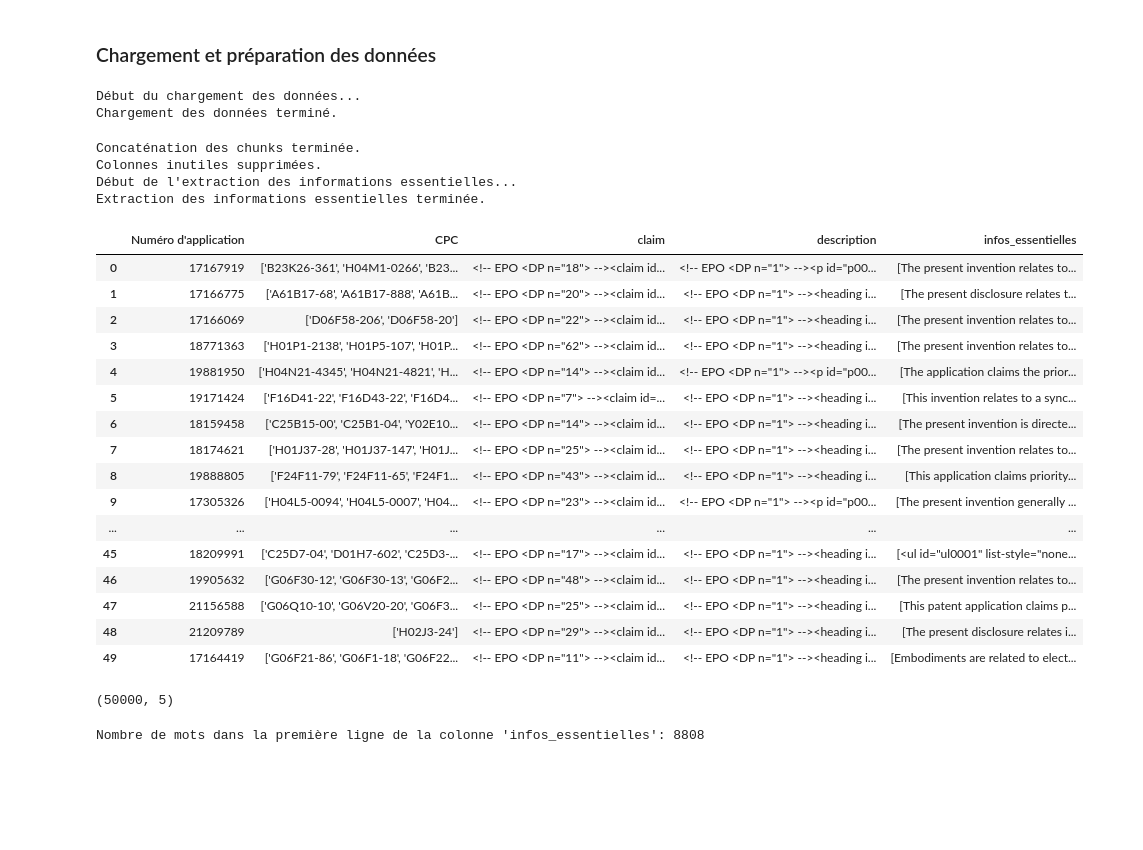
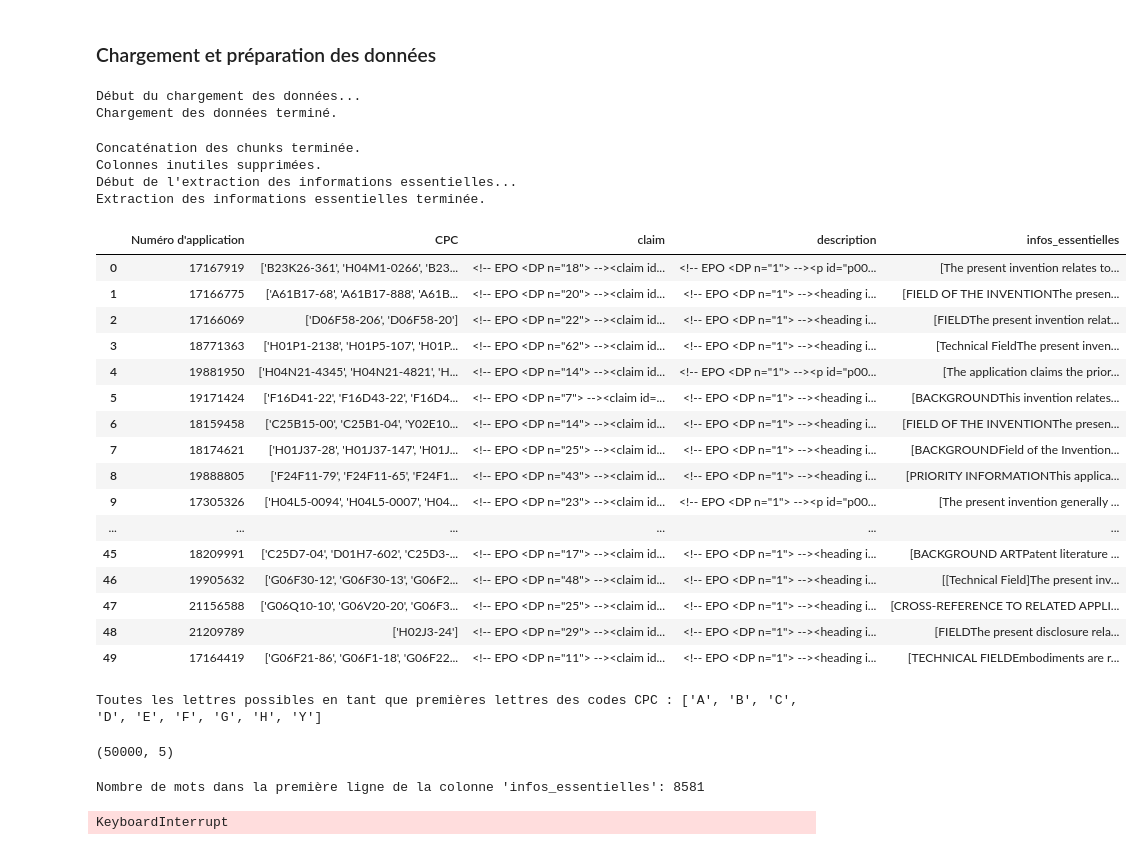
Before and after one commit to ktzkvin/Mastercamp-EXPLAIN, a Jupyter notebook: main.ipynb, the cells around one changed output. Drawn from its saved outputs; the diff is of its cells as text; code cells hidden in the pictures; blank space fills up the shorter version.

```diff
--- a/main.ipynb
+++ b/main.ipynb
@@ -36,51 +36,75 @@ df_2 = df.drop(columns=['Date d\'application', 'Numero de publication', 'date de
 print("Colonnes inutiles supprimées.")
 
 # Définir la fonction d'extraction d'information essentielle
 def clean_xml(xml_text):
     if not xml_text:
         return []
     xml_text = re.sub(r'<!--.*?-->', '', xml_text, flags=re.DOTALL)
-    pattern = re.compile(r'<p[^>]*>(.*?)</p>', re.DOTALL)
-    paragraphs = pattern.findall(xml_text)
-    essential_info = [paragraph.strip() for paragraph in paragraphs]
+    xml_text = re.sub(r'<[^>]+>', '', xml_text, flags=re.DOTALL)
+    xml_text = re.sub(r'</?p[^>]*>', '', xml_text, flags=re.DOTALL)
+    paragraphs = xml_text.split('\n')
+    essential_info = [paragraph.strip() for paragraph in paragraphs if paragraph.strip()]
     return essential_info
 
 # Assurer qu'il n'y a pas de valeurs nulles dans 'description'
 if df_2['description'].isnull().values.any():
     print("Il y a des valeurs nulles dans la colonne 'description'.")
     df_2['description'] = df_2['description'].fillna('')
 
 # Créer la nouvelle colonne pour stocker les informations essentielles extraites
 print("Début de l'extraction des informations essentielles...")
 df_2['infos_essentielles'] = df_2['description'].apply(clean_xml)
 print("Extraction des informations essentielles terminée.")
 
 # Afficher les premières lignes pour vérifier les résultats
 df_2.head(50)
 # %% [output]
 Début du chargement des données...
 Chargement des données terminé.
 Concaténation des chunks terminée.
 Colonnes inutiles supprimées.
 Début de l'extraction des informations essentielles...
 Extraction des informations essentielles terminée.
 |  | Numéro d'application | CPC | claim | description | infos_essentielles |
 | 0 | 17167919 | ['B23K26-361', 'H04M1-0266', 'B23... | <!-- EPO <DP n="18"> --><claim id... | <!-- EPO <DP n="1"> --><p id="p00... | [The present invention relates to... |
-| 1 | 17166775 | ['A61B17-68', 'A61B17-888', 'A61B... | <!-- EPO <DP n="20"> --><claim id... | <!-- EPO <DP n="1"> --><heading i... | [The present disclosure relates t... |
-| 2 | 17166069 | ['D06F58-206', 'D06F58-20'] | <!-- EPO <DP n="22"> --><claim id... | <!-- EPO <DP n="1"> --><heading i... | [The present invention relates to... |
-| 3 | 18771363 | ['H01P1-2138', 'H01P5-107', 'H01P... | <!-- EPO <DP n="62"> --><claim id... | <!-- EPO <DP n="1"> --><heading i... | [The present invention relates to... |
+| 1 | 17166775 | ['A61B17-68', 'A61B17-888', 'A61B... | <!-- EPO <DP n="20"> --><claim id... | <!-- EPO <DP n="1"> --><heading i... | [FIELD OF THE INVENTIONThe presen... |
+| 2 | 17166069 | ['D06F58-206', 'D06F58-20'] | <!-- EPO <DP n="22"> --><claim id... | <!-- EPO <DP n="1"> --><heading i... | [FIELDThe present invention relat... |
+| 3 | 18771363 | ['H01P1-2138', 'H01P5-107', 'H01P... | <!-- EPO <DP n="62"> --><claim id... | <!-- EPO <DP n="1"> --><heading i... | [Technical FieldThe present inven... |
 | 4 | 19881950 | ['H04N21-4345', 'H04N21-4821', 'H... | <!-- EPO <DP n="14"> --><claim id... | <!-- EPO <DP n="1"> --><p id="p00... | [The application claims the prior... |
-| 5 | 19171424 | ['F16D41-22', 'F16D43-22', 'F16D4... | <!-- EPO <DP n="7"> --><claim id=... | <!-- EPO <DP n="1"> --><heading i... | [This invention relates to a sync... |
-| 6 | 18159458 | ['C25B15-00', 'C25B1-04', 'Y02E10... | <!-- EPO <DP n="14"> --><claim id... | <!-- EPO <DP n="1"> --><heading i... | [The present invention is directe... |
-| 7 | 18174621 | ['H01J37-28', 'H01J37-147', 'H01J... | <!-- EPO <DP n="25"> --><claim id... | <!-- EPO <DP n="1"> --><heading i... | [The present invention relates to... |
-| 8 | 19888805 | ['F24F11-79', 'F24F11-65', 'F24F1... | <!-- EPO <DP n="43"> --><claim id... | <!-- EPO <DP n="1"> --><heading i... | [This application claims priority... |
+| 5 | 19171424 | ['F16D41-22', 'F16D43-22', 'F16D4... | <!-- EPO <DP n="7"> --><claim id=... | <!-- EPO <DP n="1"> --><heading i... | [BACKGROUNDThis invention relates... |
+| 6 | 18159458 | ['C25B15-00', 'C25B1-04', 'Y02E10... | <!-- EPO <DP n="14"> --><claim id... | <!-- EPO <DP n="1"> --><heading i... | [FIELD OF THE INVENTIONThe presen... |
+| 7 | 18174621 | ['H01J37-28', 'H01J37-147', 'H01J... | <!-- EPO <DP n="25"> --><claim id... | <!-- EPO <DP n="1"> --><heading i... | [BACKGROUNDField of the Invention... |
+| 8 | 19888805 | ['F24F11-79', 'F24F11-65', 'F24F1... | <!-- EPO <DP n="43"> --><claim id... | <!-- EPO <DP n="1"> --><heading i... | [PRIORITY INFORMATIONThis applica... |
 | 9 | 17305326 | ['H04L5-0094', 'H04L5-0007', 'H04... | <!-- EPO <DP n="23"> --><claim id... | <!-- EPO <DP n="1"> --><p id="p00... | [The present invention generally ... |
 | ... | ... | ... | ... | ... | ... |
-| 45 | 18209991 | ['C25D7-04', 'D01H7-602', 'C25D3-... | <!-- EPO <DP n="17"> --><claim id... | <!-- EPO <DP n="1"> --><heading i... | [<ul id="ul0001" list-style="none... |
-| 46 | 19905632 | ['G06F30-12', 'G06F30-13', 'G06F2... | <!-- EPO <DP n="48"> --><claim id... | <!-- EPO <DP n="1"> --><heading i... | [The present invention relates to... |
-| 47 | 21156588 | ['G06Q10-10', 'G06V20-20', 'G06F3... | <!-- EPO <DP n="25"> --><claim id... | <!-- EPO <DP n="1"> --><heading i... | [This patent application claims p... |
-| 48 | 21209789 | ['H02J3-24'] | <!-- EPO <DP n="29"> --><claim id... | <!-- EPO <DP n="1"> --><heading i... | [The present disclosure relates i... |
-| 49 | 17164419 | ['G06F21-86', 'G06F1-18', 'G06F22... | <!-- EPO <DP n="11"> --><claim id... | <!-- EPO <DP n="1"> --><heading i... | [Embodiments are related to elect... |
+| 45 | 18209991 | ['C25D7-04', 'D01H7-602', 'C25D3-... | <!-- EPO <DP n="17"> --><claim id... | <!-- EPO <DP n="1"> --><heading i... | [BACKGROUND ARTPatent literature ... |
+| 46 | 19905632 | ['G06F30-12', 'G06F30-13', 'G06F2... | <!-- EPO <DP n="48"> --><claim id... | <!-- EPO <DP n="1"> --><heading i... | [[Technical Field]The present inv... |
+| 47 | 21156588 | ['G06Q10-10', 'G06V20-20', 'G06F3... | <!-- EPO <DP n="25"> --><claim id... | <!-- EPO <DP n="1"> --><heading i... | [CROSS-REFERENCE TO RELATED APPLI... |
+| 48 | 21209789 | ['H02J3-24'] | <!-- EPO <DP n="29"> --><claim id... | <!-- EPO <DP n="1"> --><heading i... | [FIELDThe present disclosure rela... |
+| 49 | 17164419 | ['G06F21-86', 'G06F1-18', 'G06F22... | <!-- EPO <DP n="11"> --><claim id... | <!-- EPO <DP n="1"> --><heading i... | [TECHNICAL FIELDEmbodiments are r... |
+# %%
+# La colonne CPC contient des listes de codes CPC, par exemple : ['B23K26-361', 'H04M1-0266', 'B23K26-402', 'G06F1-1626', 'G06F1-1656', 'G06F1-1637', 'G02F1-133308', 'B23K2101-34', 'B23K2101-40', 'B23K2103-42', 'B23K2103-172', 'G02F1-133331']
+# j'aimerais vérifier la premiere lettre de chaque code CPC de chaque brevet pour voir toutes les lettres possibles:
+# je veux une liste finale de toutes les lettres possibles :
+
+# Créer un ensemble pour stocker toutes les lettres possibles
+all_first_letters = set()
+
+# Itérer à travers chaque ligne de la colonne 'CPC'
+for cpc_list in df_2['CPC']:
+    # Évaluer la chaîne de caractères en tant que liste
+    cpc_list = eval(cpc_list)
+    if isinstance(cpc_list, list):
+        for code in cpc_list:
+            if len(code) > 0:
+                all_first_letters.add(code[0])
+
+# Convertir l'ensemble en liste pour obtenir une liste finale de toutes les lettres possibles
+all_first_letters = sorted(list(all_first_letters))
+
+print("Toutes les lettres possibles en tant que premières lettres des codes CPC :", all_first_letters)
+# %% [output]
+Toutes les lettres possibles en tant que premières lettres des codes CPC : ['A', 'B', 'C', 'D', 'E', 'F', 'G', 'H', 'Y']
 # %%
 # afficher nombre de lignes
 df_2.shape
@@ -97,4 +121,4 @@ def count_words(text):
 first_row_words_count = count_words(df_2['infos_essentielles'].iloc[0])
 print("Nombre de mots dans la première ligne de la colonne 'infos_essentielles':", first_row_words_count)
 # %% [output]
-Nombre de mots dans la première ligne de la colonne 'infos_essentielles': 8808
+Nombre de mots dans la première ligne de la colonne 'infos_essentielles': 8581
@@ -100,0 +132,22 @@ Nombre de mots dans la première ligne de la colonne 'infos_essentielles': 8808
+# %%
+sample_df = df_2.head(10000).copy()
+
+# Fonction pour obtenir les embeddings de BERT
+def get_bert_embeddings(text_list):
+    encoded_input = tokenizer(text_list, padding=True, truncation=True, return_tensors='pt')
+    with torch.no_grad():
+        model_output = model(**encoded_input)
+    embeddings = model_output.last_hidden_state.mean(dim=1).numpy()
+    return embeddings
+
+# Appliquer la fonction aux descriptions
+sample_texts = sample_df['description'].tolist()
+embeddings = get_bert_embeddings(sample_texts)
+
+# Ajouter les embeddings au dataframe en utilisant .loc pour éviter les avertissements
+sample_df.loc[:, 'embeddings'] = list(embeddings)
+
+# Afficher les premières lignes pour vérifier les résultats
+print(sample_df.head())
+# %% [output]
+KeyboardInterrupt
```
Also changed, not shown: parts of 4 cells of this notebook.
